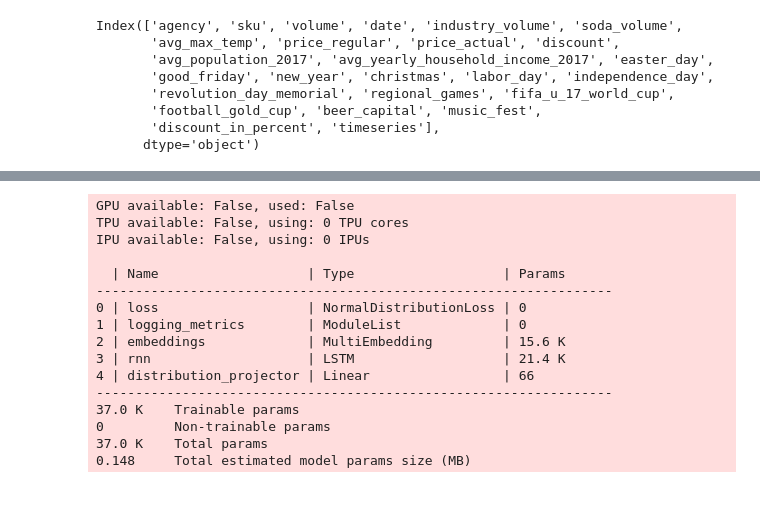
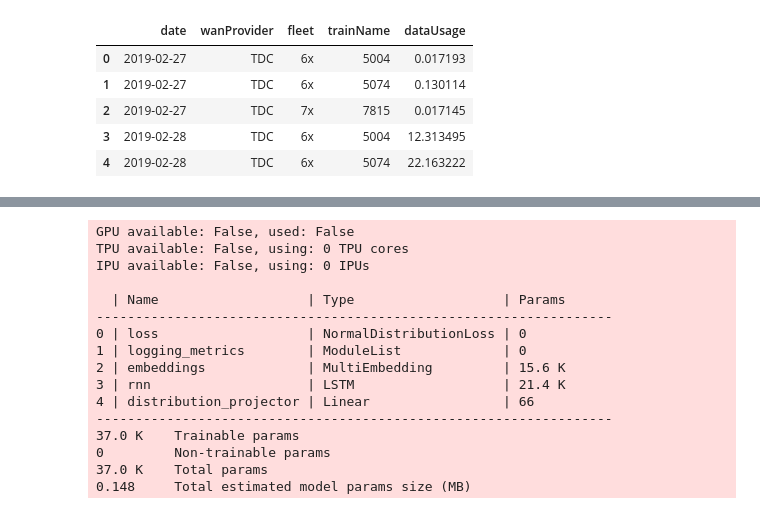
Before and after one commit to NaveedShahid/dash-app, a Jupyter notebook: deepar.ipynb, the cells around one changed output, grey strips where cells are left out. Saved outputs shown, nothing was run; the diff lists cells and outputs as text; code cells hidden in the pictures.

```diff
--- a/deepar.ipynb
+++ b/deepar.ipynb
@@ -32,12 +21 @@ data_mock
-# %%
-data_mock.columns
-# %% [output]
-Index(['agency', 'sku', 'volume', 'date', 'industry_volume', 'soda_volume',
-       'avg_max_temp', 'price_regular', 'price_actual', 'discount',
-       'avg_population_2017', 'avg_yearly_household_income_2017', 'easter_day',
-       'good_friday', 'new_year', 'christmas', 'labor_day', 'independence_day',
-       'revolution_day_memorial', 'regional_games', 'fifa_u_17_world_cup',
-       'football_gold_cup', 'beer_capital', 'music_fest',
-       'discount_in_percent', 'timeseries'],
-      dtype='object')
 # %%
@@ -48,0 +25,9 @@ data['trainName'] = data['trainName'].astype(str)
+# %%
+data.head(5)
+# %% [output]
+|  | date | wanProvider | fleet | trainName | dataUsage |
+| 0 | 2019-02-27 | TDC | 6x | 5004 | 0.017193 |
+| 1 | 2019-02-27 | TDC | 6x | 5074 | 0.130114 |
+| 2 | 2019-02-27 | TDC | 7x | 7815 | 0.017145 |
+| 3 | 2019-02-28 | TDC | 6x | 5004 | 12.313495 |
+| 4 | 2019-02-28 | TDC | 6x | 5074 | 22.163222 |
```
Also changed, not shown: parts of 22 cells of this notebook, 10 other files.
